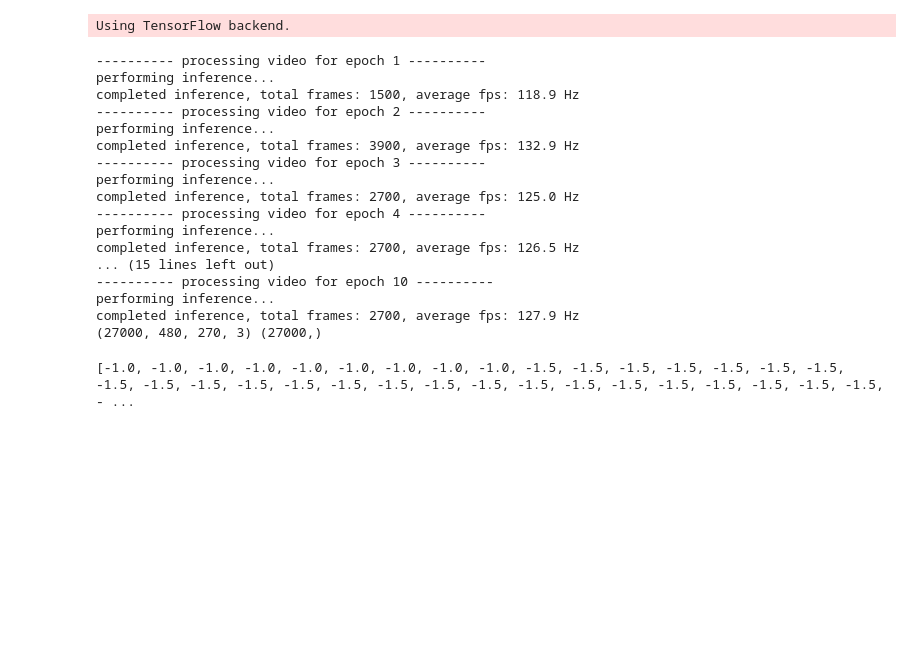
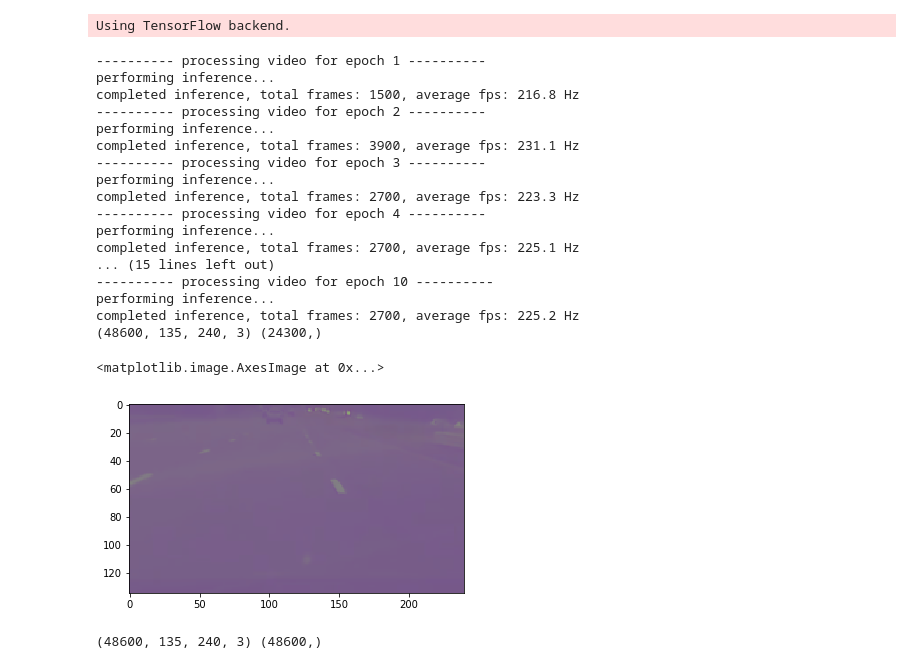
Before and after one commit to Meirtz/DeepTesla, a Jupyter notebook: run.ipynb, the cells around one changed output. Saved outputs shown, nothing was run; the diff lists cells and outputs as text; code cells hidden in the pictures; blank space fills up the shorter version.

```diff
--- a/run.ipynb
+++ b/run.ipynb
@@ -119,29 +145,46 @@ def load_dataset():
 
 
 #extract_frames()
-X, y = extract_frames(mode='load') #load_dataset()
+X, y, X_test, y_test = extract_frames(mode='load') #load_dataset()
 print(X.shape, y.shape)
 # %% [output]
 ---------- processing video for epoch 1 ----------
 performing inference...
-completed inference, total frames: 1500, average fps: 118.9 Hz
+completed inference, total frames: 1500, average fps: 216.8 Hz
 ---------- processing video for epoch 2 ----------
 performing inference...
-completed inference, total frames: 3900, average fps: 132.9 Hz
+completed inference, total frames: 3900, average fps: 231.1 Hz
 ---------- processing video for epoch 3 ----------
 performing inference...
-completed inference, total frames: 2700, average fps: 125.0 Hz
+completed inference, total frames: 2700, average fps: 223.3 Hz
 ---------- processing video for epoch 4 ----------
 performing inference...
-completed inference, total frames: 2700, average fps: 126.5 Hz
+completed inference, total frames: 2700, average fps: 225.1 Hz
 ... (15 lines left out)
 ---------- processing video for epoch 10 ----------
 performing inference...
-completed inference, total frames: 2700, average fps: 127.9 Hz
-(27000, 480, 270, 3) (27000,)
+completed inference, total frames: 2700, average fps: 225.2 Hz
+(48600, 135, 240, 3) (24300,)
 # %%
-table = pd.read_csv('./epochs/epoch01_steering.csv')
-steering = table['wheel'].tolist()
-print(steering)
+#table = pd.read_csv('./epochs/epoch01_steering.csv')
+#steering = table['wheel'].tolist()
+#print(steering)
-# %% [output]
-[-1.0, -1.0, -1.0, -1.0, -1.0, -1.0, -1.0, -1.0, -1.0, -1.5, -1.5, -1.5, -1.5, -1.5, -1.5, -1.5, -1.5, -1.5, -1.5, -1.5, -1.5, -1.5, -1.5, -1.5, -1.5, -1.5, -1.5, -1.5, -1.5, -1.5, -1.5, -1.5, -1.5, - ...
+# %%
+#y_train = np.multiply(np.add(y, 18), 2)
+#y_train = to_categorical(y_train)
+plt.imshow(X[1])
+# %% [output]
+<matplotlib.image.AxesImage at 0x...>
+[figure, added]
+# %%
+y_train = np.multiply(np.add(y, 18), 2)
+y_train = to_categorical(y_train)
+y_f = []
+for mini_y in y:
+    y_f.append(mini_y)
+    y_f.append(-mini_y)
+y_f = np.array(y_f)
+print(X.shape, y_f.shape)
+#print(y[0:10], y_train[0:10])
+# %% [output]
+(48600, 135, 240, 3) (48600,)
```
Also changed, not shown: parts of 33 cells of this notebook, 14 other files.
